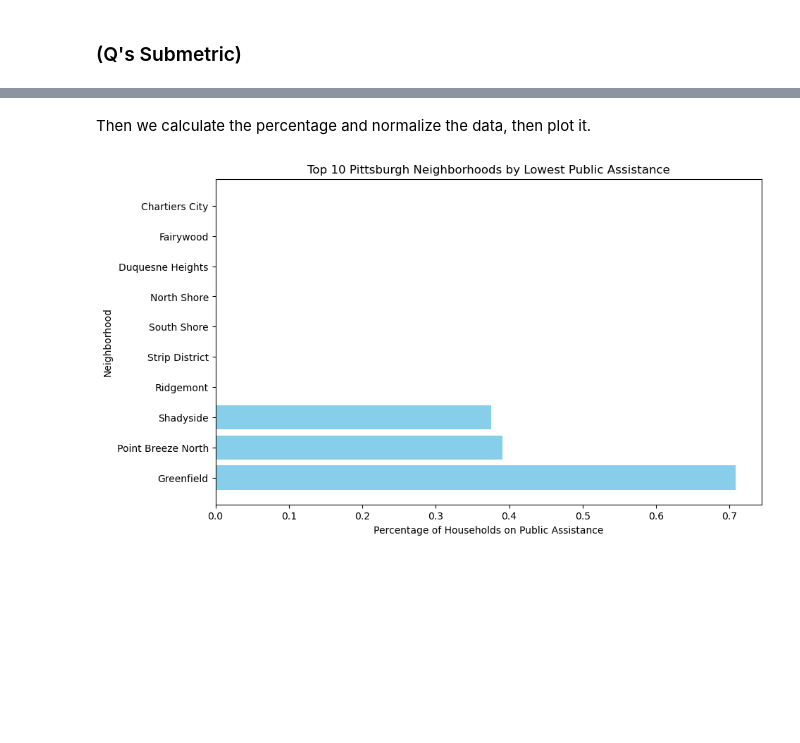
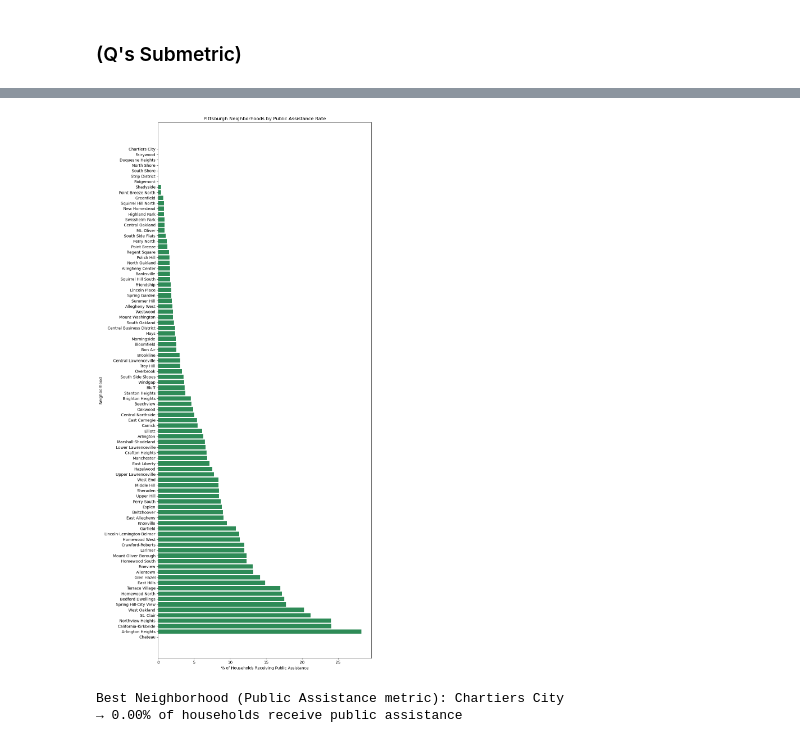
Before and after one commit to aihzelcipriano/finalproject, a Jupyter notebook: FINALREPORT.ipynb, the cells around one changed output, grey strips where cells are left out. Drawn from its saved outputs; the diff is of its cells as text; code cells hidden in the pictures; blank space fills up the shorter version.

Commit message:
Updated notebook with full neighborhood table and plot

```diff
--- a/FINALREPORT.ipynb
+++ b/FINALREPORT.ipynb
@@ -78,26 +48,53 @@ Index(['Neighborhood', 'Id', 'Estimate; Total:', 'Margin of Error; Total:',
-# %% [markdown]
-Then we calculate the percentage and normalize the data, then plot it.
-# %%
-
-pai_data = pai_data.dropna(subset=['total_households', 'public_assist'])
-
-
-pai_data['pct_public_assist'] = (pai_data['public_assist'] / pai_data['total_households']) * 100
-
-vals = pai_data['pct_public_assist']
-pai_data['pai_score'] = 1 - ((vals - vals.min()) / (vals.max() - vals.min()))
-
-import matplotlib.pyplot as plt
-
-pai_data_sorted = pai_data.sort_values(by='pct_public_assist', ascending=True)
-
-
-plt.figure(figsize=(10,6))
-plt.barh(pai_data_sorted['neighborhood'].head(10), pai_data_sorted['pct_public_assist'].head(10), color='skyblue')
-plt.xlabel('Percentage of Households on Public Assistance')
-plt.ylabel('Neighborhood')
-plt.title('Top 10 Pittsburgh Neighborhoods by Lowest Public Assistance')
-plt.gca().invert_yaxis()  # Highest ranked on top
-plt.show()
-# %% [output]
-[figure, removed]
+# %%
+# import pandas for data manipulation, matplotlib for data visualization
+import pandas as pd
+import matplotlib.pyplot as plt
+
+%matplotlib inline
+
+# load dataset from WPRDC URL
+acs_url = "https://data.wprdc.org/dataset/c6265ffb-c86e-4a2c-870b-1aaa0772c449/resource/38a5632d-1355-492c-8735-51bf68bdff13/download/public-assistance-income-in-the-past-12-months-for-households.csv"
+acs = pd.read_csv(acs_url)
+
+# keeps only relevant columns (neighborhood name, total households, and households receiving public assistance income)
+acs.columns = acs.columns.str.strip()
+
+# renaming columns for easier reference
+acs = acs[['Neighborhood',
+           'Estimate; Total:',
+           'Estimate; Total: - With public assistance income']]
+
+acs = acs.rename(columns={
+    'Neighborhood': 'neighborhood',
+    'Estimate; Total:': 'total_households_est',
+    'Estimate; Total: - With public assistance income': 'public_assist_est'
+})
+
+# remove rows with missing data
+acs = acs.dropna(subset=['public_assist_est', 'total_households_est'])
+
+# calculate % of households on public assistance
+acs['pct_public_assist'] = (acs['public_assist_est'] / acs['total_households_est']) * 100
+
+# sort neighborhoods by % public assistance
+ranked = acs.sort_values('pct_public_assist')
+
+# plot all neighborhoods
+
+plt.figure(figsize=(10, 20))  # taller figure to fit all names
+plt.barh(ranked['neighborhood'], ranked['pct_public_assist'], color='seagreen')
+plt.gca().invert_yaxis()
+plt.xlabel("% of Households Receiving Public Assistance")
+plt.ylabel("Neighborhood")
+plt.title("Pittsburgh Neighborhoods by Public Assistance Rate")
+plt.tight_layout()
+plt.show()
+
+# print best (lowest assistance) neighborhood
+best = ranked.iloc[0]
+print(f"Best Neighborhood (Public Assistance metric): {best['neighborhood']}")
+print(f"→ {best['pct_public_assist']:.2f}% of households receive public assistance")
+# %% [output]
+[figure, added]
+Best Neighborhood (Public Assistance metric): Chartiers City
+→ 0.00% of households receive public assistance
```
Also changed, not shown: parts of 9 cells of this notebook, 1 other file.
